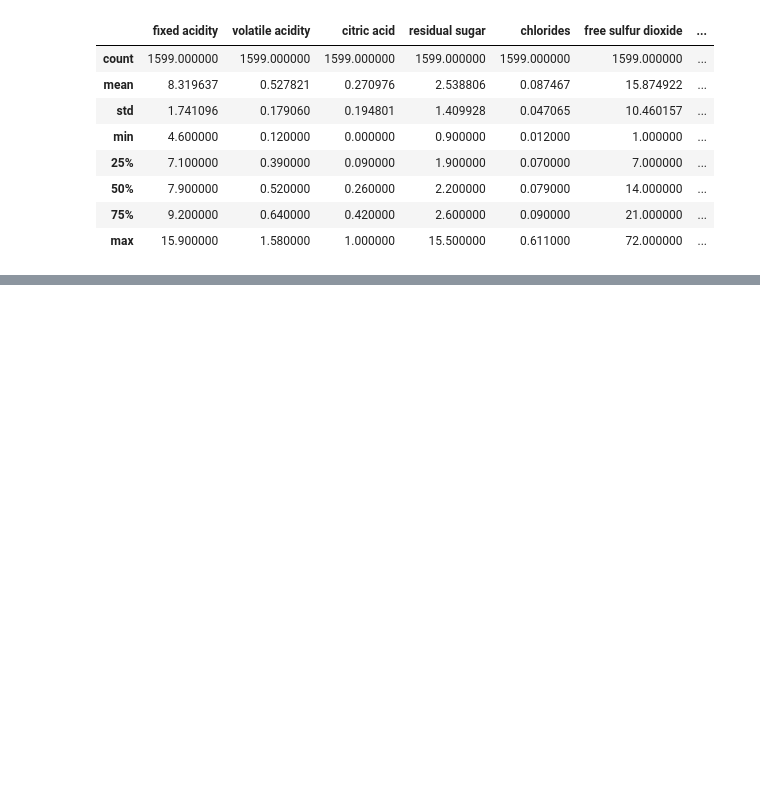
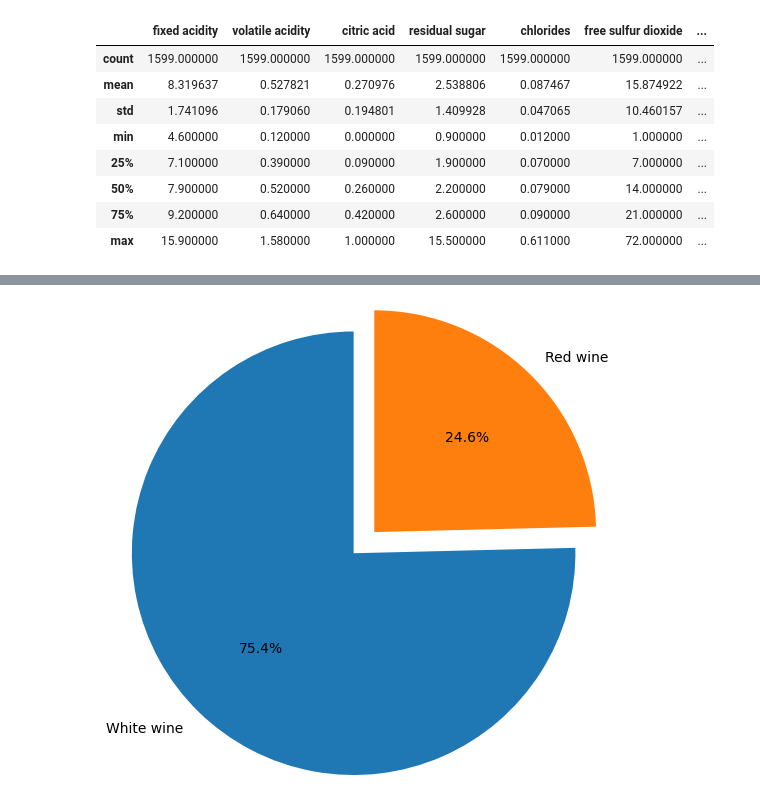
Before and after one commit to mirky17/Blueberry_winery, a Jupyter notebook: project1.ipynb, the cells around one changed output, grey strips where cells are left out. Cells and saved outputs as stored; diff of their text form; code cells hidden in the pictures; blank space fills up the shorter version.

```diff
--- a/project1.ipynb
+++ b/project1.ipynb
@@ -115,0 +171,9 @@ red_wine.describe()
+# %%
+# we are creating a new column called "quality_label", we define a range and associate that range with a label
+white_wine['quality_label'] = white_wine['quality'].apply(lambda value: 'low'
+if value <= 5 else 'medium'
+if value <= 7 else 'high')
+
+# here we are transforming these labels into categrical data type (specific to pandas) instead of simple string
+white_wine['quality_label'] = pd.Categorical(white_wine['quality_label'],
+categories=['low', 'medium', 'high'])
@@ -115,0 +199,12 @@ red_wine.describe()
+# %%
+#the quantity of red wines compared to the quantity of white wines
+fig = plt.figure()
+fig.patch.set_facecolor('xkcd:white')
+labels = ["White wine", "Red wine"]
+wine_values = [white_wine.shape[0], red_wine.shape[0]]
+explode = (0.2, 0)
+plt.axis("equal")
+plt.pie(wine_values, explode=explode, labels=labels,radius=1.5, startangle=90, autopct='%1.1f%%')
+plt.show()
+# %% [output]
+[figure, added]
```
Also changed, not shown: parts of 11 cells of this notebook.
